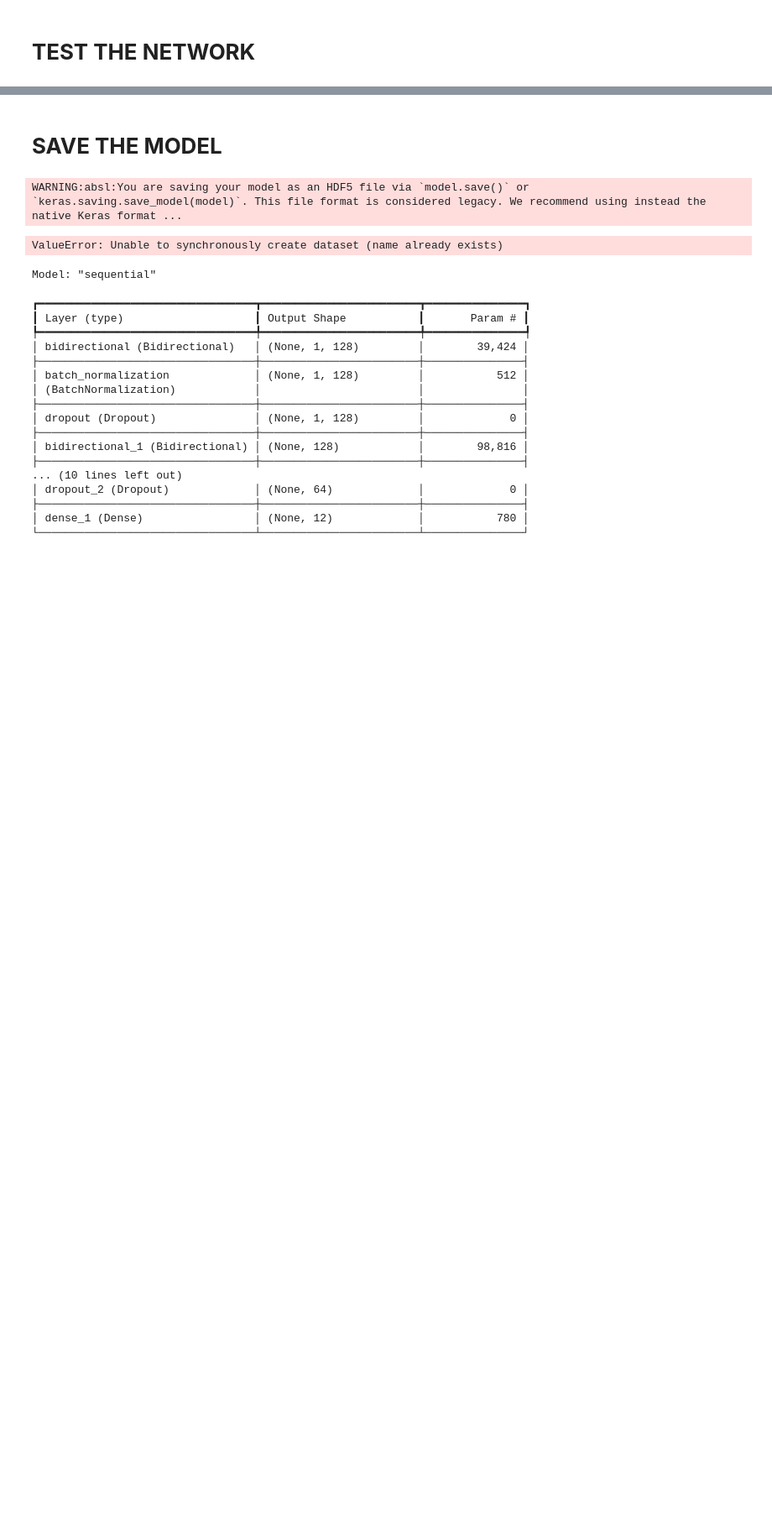
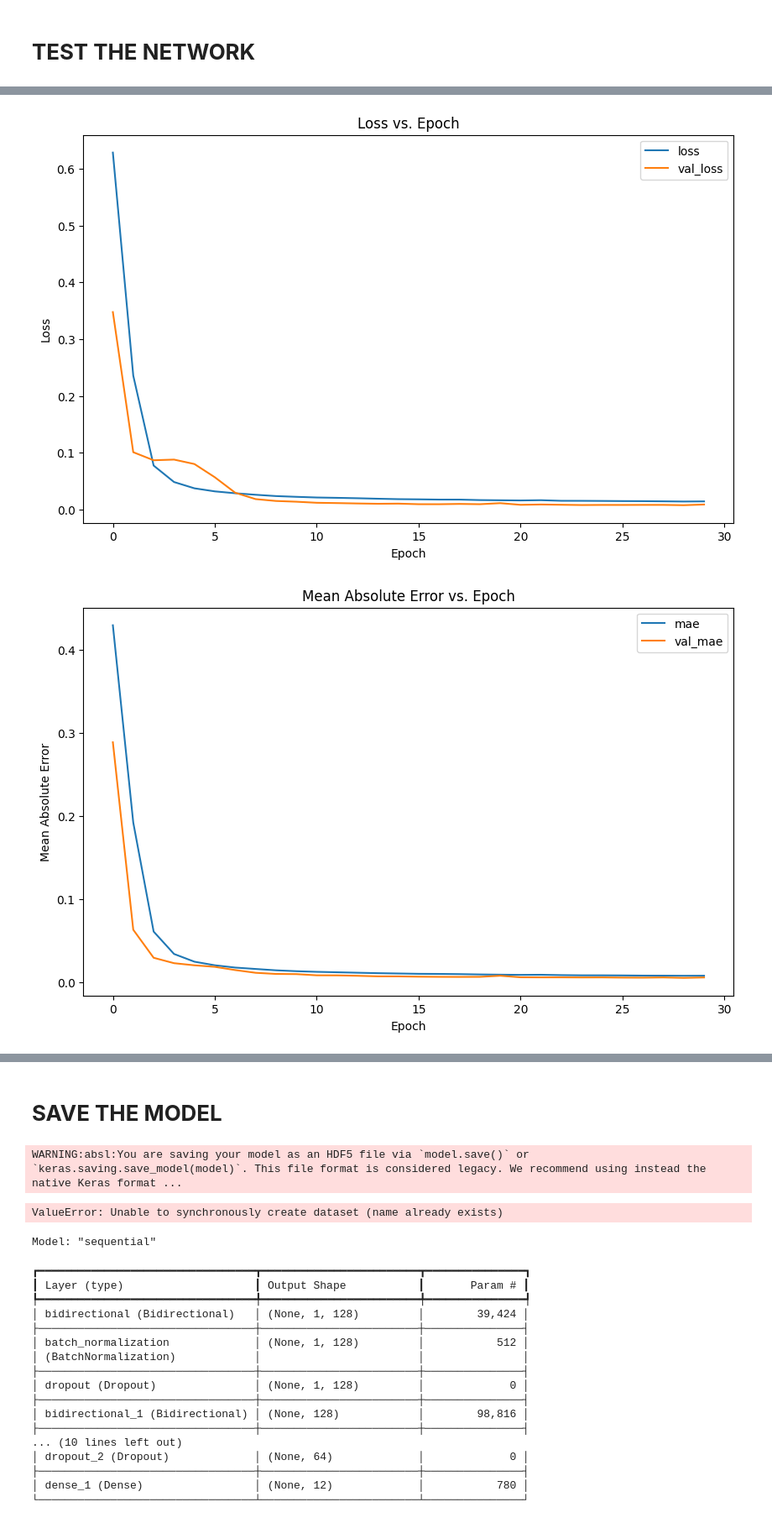
Before and after one commit to albertopingo/AI-driving-classification_FinalProject_CEng, a Jupyter notebook: extras/LSTM&CarTrips/test_models/BidirecionalLSTM.ipynb, the cells around one changed output, grey strips where cells are left out. Shown at 84% size. Cells and saved outputs as stored; diff of their text form; code cells hidden in the pictures; blank space fills up the shorter version.

```diff
--- a/extras/LSTM&CarTrips/test_models/BidirecionalLSTM.ipynb
+++ b/extras/LSTM&CarTrips/test_models/BidirecionalLSTM.ipynb
@@ -399,0 +483,10 @@ ValueError: The layer sequential has never been called and thus has no defined o
+# %%
+# best callback for the model
+best_model_file = 'runtime_saves/models/BiLSTM/model.keras'
+best_model = ModelCheckpoint(best_model_file, monitor='val_loss', mode='min', verbose=1, save_best_only=True)
+
+# early stopping callback
+early_stop = EarlyStopping(monitor='val_loss', mode='min', verbose=1, patience=10)
+
+# fit the model
+history = model.fit(train, y_train, epochs=30, batch_size=256 , validation_data=(test, y_test), verbose=1, callbacks=[best_model, early_stop])
@@ -600,0 +571,23 @@ PC: [[0.  0.  0.  0.  0.  0.  0.  0.  0.  0.  0.8 0. ]]
+# %%
+#plot loss e val_loss
+plt.figure(figsize=(10, 6))
+plt.plot(history.history['loss'], label='loss')
+plt.plot(history.history['val_loss'], label='val_loss')
+plt.xlabel('Epoch')
+plt.ylabel('Loss')
+plt.title('Loss vs. Epoch')
+plt.legend()
+plt.show()
+
+#plot mae e val_mae
+plt.figure(figsize=(10, 6))
+plt.plot(history.history['mae'], label='mae')
+plt.plot(history.history['val_mae'], label='val_mae')
+plt.xlabel('Epoch')
+plt.ylabel('Mean Absolute Error')
+plt.title('Mean Absolute Error vs. Epoch')
+plt.legend()
+plt.show()
+# %% [output]
+[figure, added]
+[figure, added]
```
Also changed, not shown: parts of 34 cells of this notebook, 15 other files.
